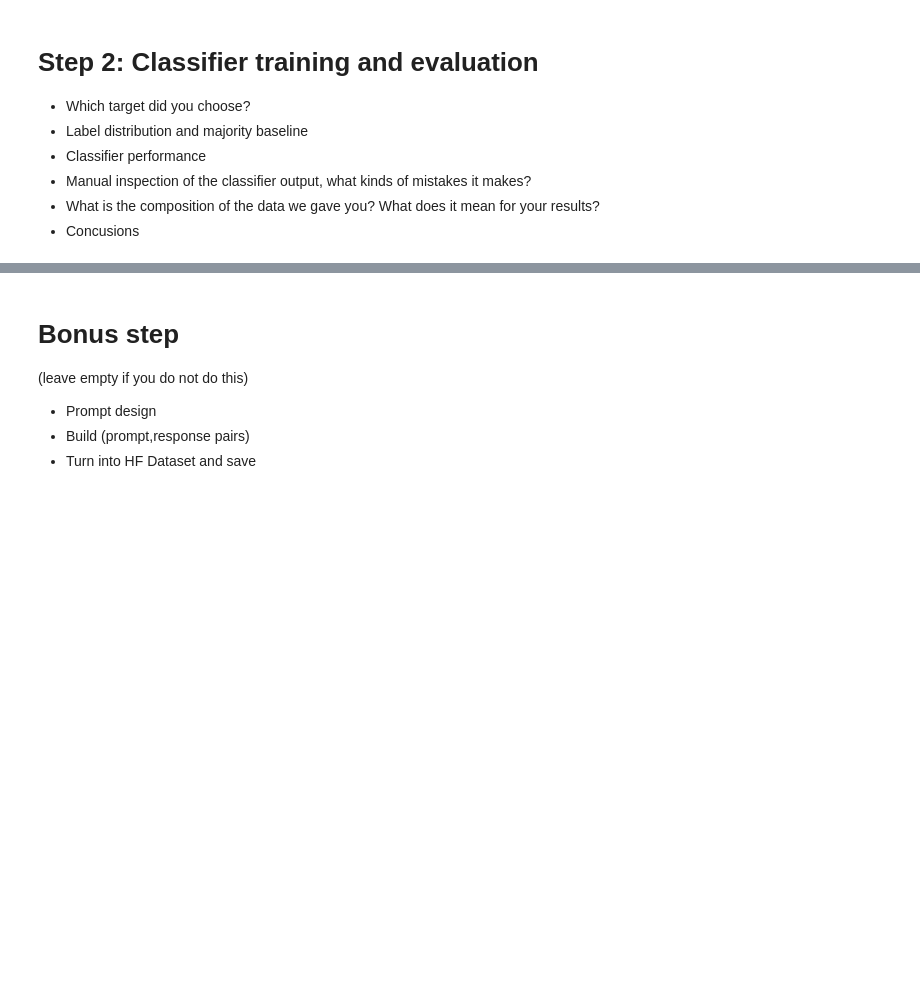
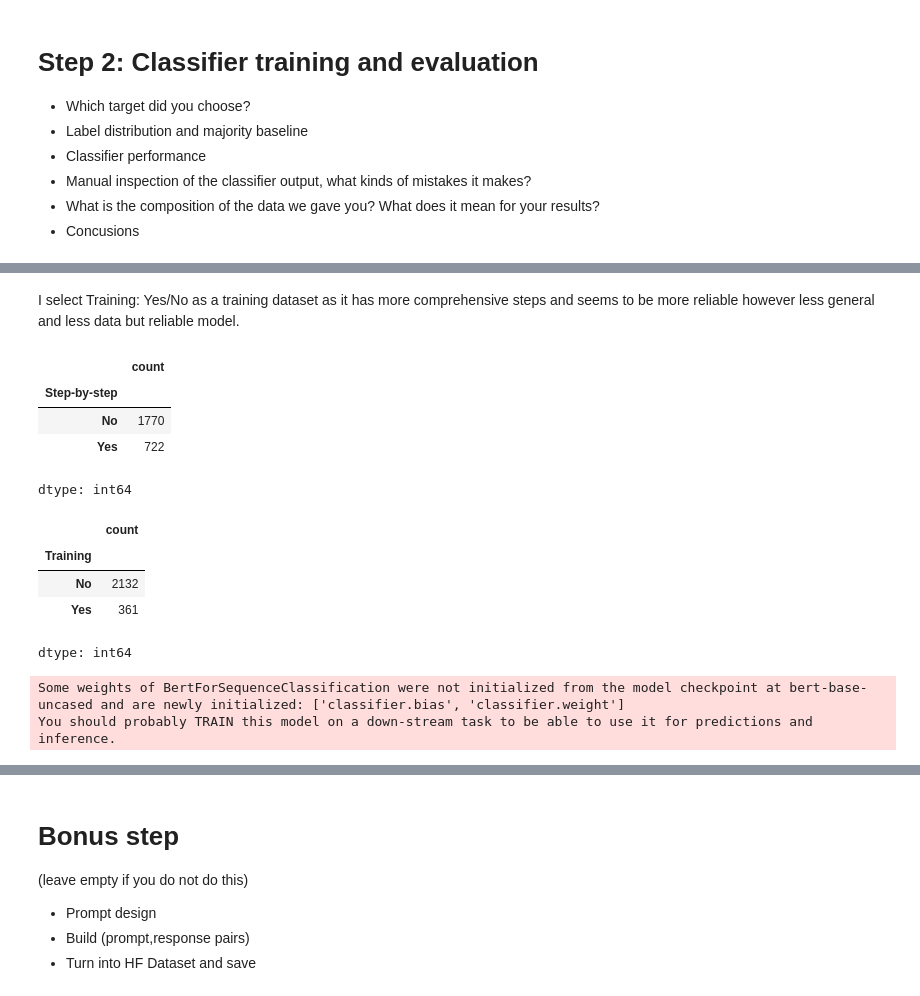
Before and after one commit to simulate111/Textual-Data-Analysis-25, a Jupyter notebook: project_TDA.ipynb, the cells around one changed output, grey strips where cells are left out. Saved outputs shown, nothing was run; the diff lists cells and outputs as text; code cells hidden in the pictures; blank space fills up the shorter version.

```diff
--- a/project_TDA.ipynb
+++ b/project_TDA.ipynb
@@ -147,0 +106,20 @@ TrainOutput(global_step=3774, training_loss=2.479557213482556, metrics={'train_r
+# %% [markdown]
+I select Training: Yes/No as a training dataset as it has more comprehensive steps and seems to be more reliable however less general and less data but reliable model.
+# %%
+# Count the occurrences of each label for 'Step-by-step' and 'Training' columns
+step_by_step_counts = df['Step-by-step'].value_counts()
+training_counts = df['Training'].value_counts()
+
+display(step_by_step_counts)
+training_counts
+# %% [output]
+|  | count |
+| Step-by-step |  |
+| No | 1770 |
+| Yes | 722 |
+dtype: int64
+|  | count |
+| Training |  |
+| No | 2132 |
+| Yes | 361 |
+dtype: int64
@@ -147,0 +141,6 @@ TrainOutput(global_step=3774, training_loss=2.479557213482556, metrics={'train_r
+# %%
+# Step 5: Define model (BERT classifier)
+model = AutoModelForSequenceClassification.from_pretrained(model_name, num_labels=2)
+# %% [output]
+Some weights of BertForSequenceClassification were not initialized from the model checkpoint at bert-base-uncased and are newly initialized: ['classifier.bias', 'classifier.weight']
+You should probably TRAIN this model on a down-stream task to be able to use it for predictions and inference.
```
Also changed, not shown: parts of 43 cells of this notebook.
